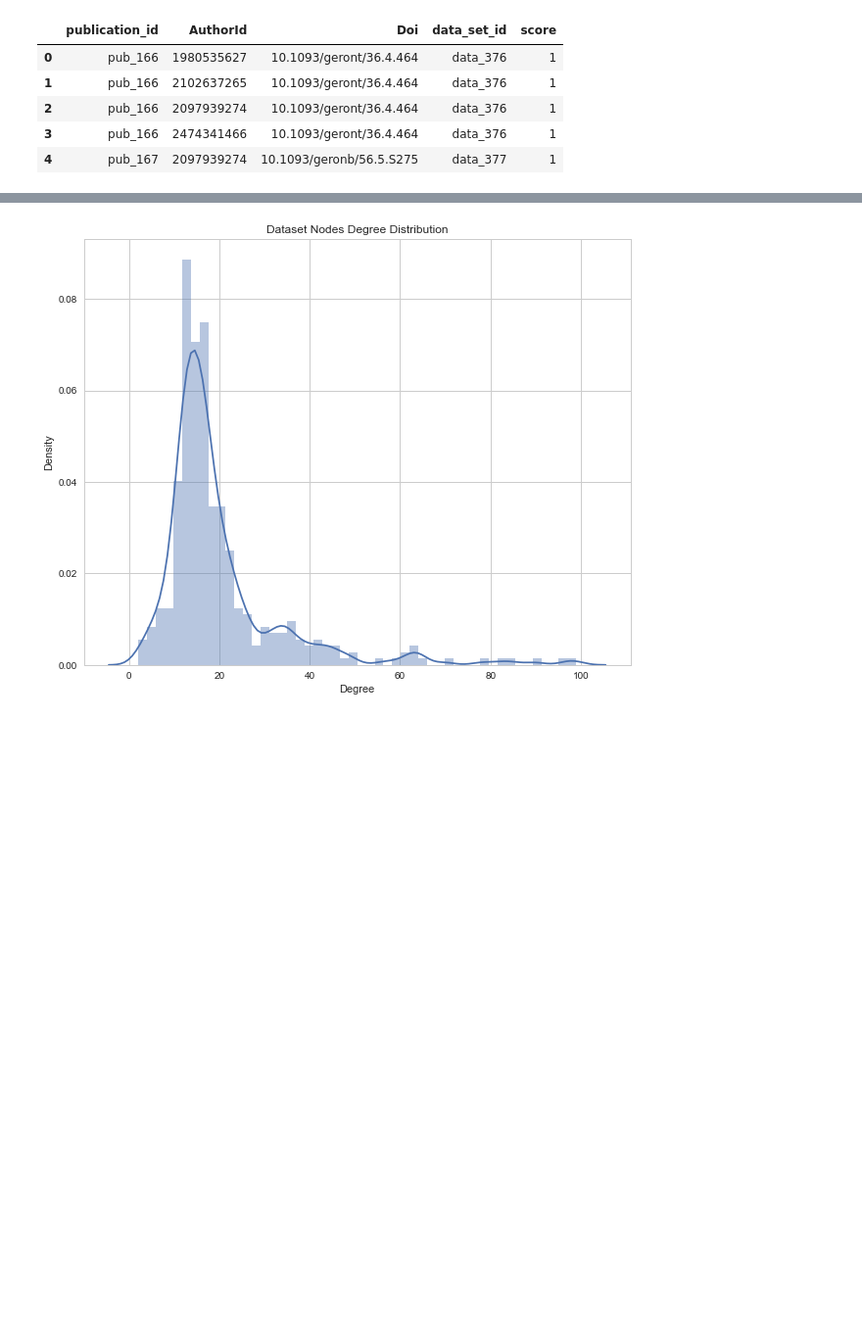
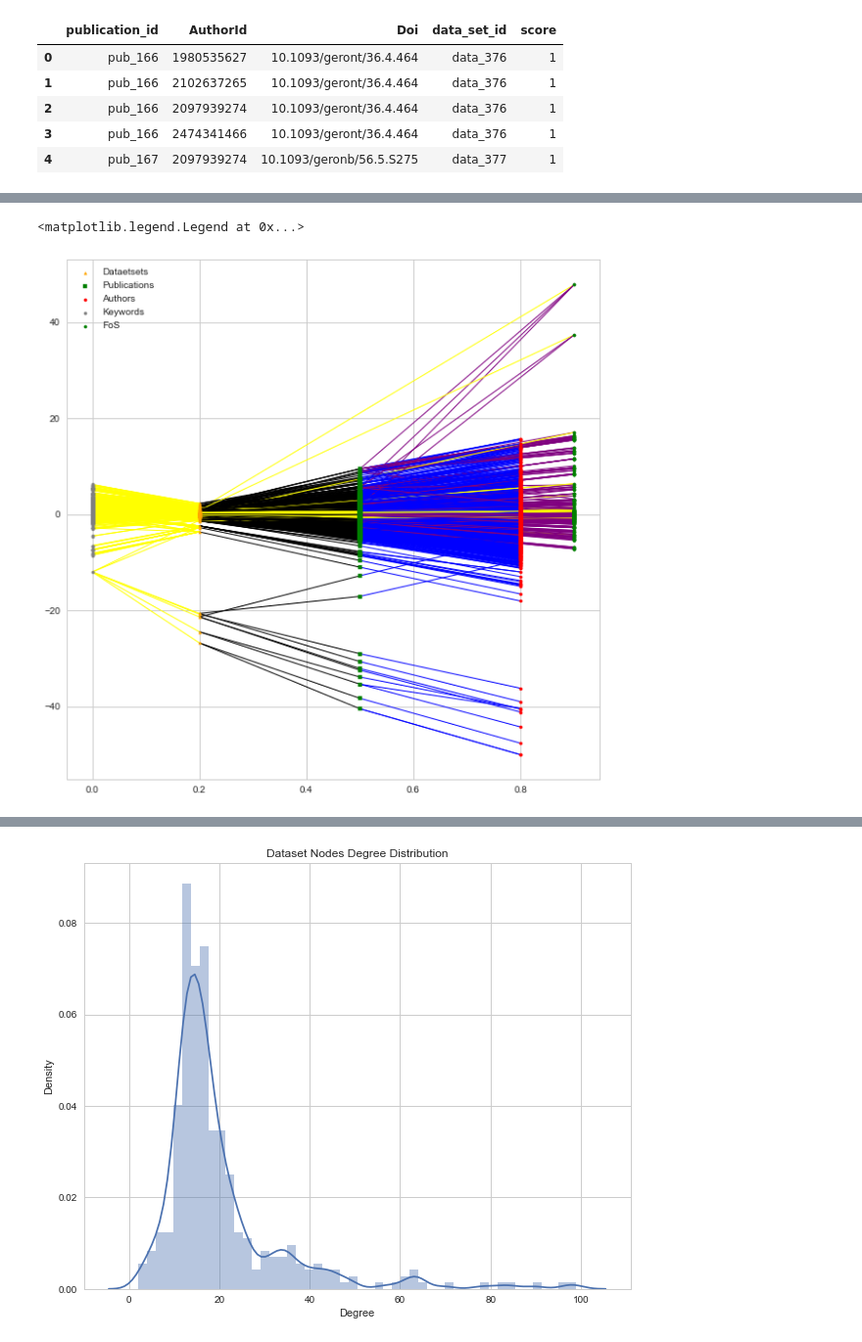
Before and after one commit to rich-context-capstone-2019/Rich-Context-Capstone, a Jupyter notebook: network_with_author.ipynb, the cells around one changed output, grey strips where cells are left out. Shown at 98% size. Drawn from its saved outputs; the diff is of its cells as text; code cells hidden in the pictures; blank space fills up the shorter version.

```diff
--- a/network_with_author.ipynb
+++ b/network_with_author.ipynb
@@ -254,0 +291,55 @@ plt.legend()
+# %%
+pos = nx.spring_layout(G)
+# %%
+pos_set = set([v[1] for k,v in pos.items()])
+def normalize(v):
+    norm = np.linalg.norm(v)
+    if norm == 0:
+        return v
+    return v / 0.2*norm
+# %%
+# normolized_pos = pos.items()
+# [v[1] for k,v in pos.items()]
+
+for k, v in pos.items():
+    pos[k][1] = normalize(v[1])
+# %%
+dataset_nodes = set(dataset_pub_visual.data_set_id)
+pub_nodes = set(dataset_pub_visual.publication_id)
+author_nodes  = set(pub_author_visual.AuthorId)
+FoS_nodes = set(Author_pub_data_FoS_visual.NormalizedName)
+
+dataset_nodes_list = list(dataset_nodes)
+pub_nodes_list = list(pub_nodes)
+author_nodes_list = list(author_nodes)
+keywords_nodes_list = list(keywords_nodes)
+FoS_nodes_list = list(FoS_nodes)
+
+multiassign_x_y(pos,dataset_nodes_list,[0.2]*len(dataset_nodes_list))
+multiassign_x_y(pos,pub_nodes_list,[0.5]*len(pub_nodes_list))
+multiassign_x_y(pos,author_nodes_list,[0.8]*len(author_nodes_list))
+multiassign_x_y(pos,keywords_nodes_list,[0]*len(keywords_nodes_list))
+multiassign_x_y(pos,FoS_nodes_list,[0.9]*len(FoS_nodes_list))
+
+
+
+from matplotlib.patches import ConnectionStyle
+plt.figure(figsize=(10,10))
+
+edges = G.edges()
+colors = [G[u][v]['color'] for u,v in edges]
+# weights = [G[u][v]['weight'] for u,v in edges]
+
+nx.draw_networkx_nodes(G, nodelist = dataset_nodes, node_shape = '^', node_color = 'orange',edge_color=colors, node_size = 10, pos=pos, with_labels = False, label = 'Dataetsets')
+nx.draw_networkx_nodes(G, nodelist = pub_nodes, node_shape = 's', node_color = 'green',edge_color=colors, node_size = 10, pos=pos, with_labels = False, label = 'Publications')
+nx.draw_networkx_nodes(G, nodelist = author_nodes, node_shape = 'o', node_color = 'red',edge_color=colors, node_size = 10, pos=pos, with_labels = False, label = 'Authors')
+nx.draw_networkx_nodes(G, nodelist = keywords_nodes, node_shape = 'o', node_color = 'grey',edge_color=colors, node_size = 10, pos=pos, with_labels = False, label = 'Keywords')
+nx.draw_networkx_nodes(G, nodelist = FoS_nodes_list, node_shape = 'o', node_color = 'green',edge_color=colors, node_size = 10, pos=pos, with_labels = False, label = 'FoS')
+# # nx.draw_networkx_labels(nx.Graph(label_pos), pos=label_pos)
+nx.draw_networkx_edges(G, pos=pos,edge_color=colors)
+
+
+plt.legend()
+# %% [output]
+<matplotlib.legend.Legend at 0x...>
+[figure, added]
```
Also changed, not shown: parts of 25 cells of this notebook.
